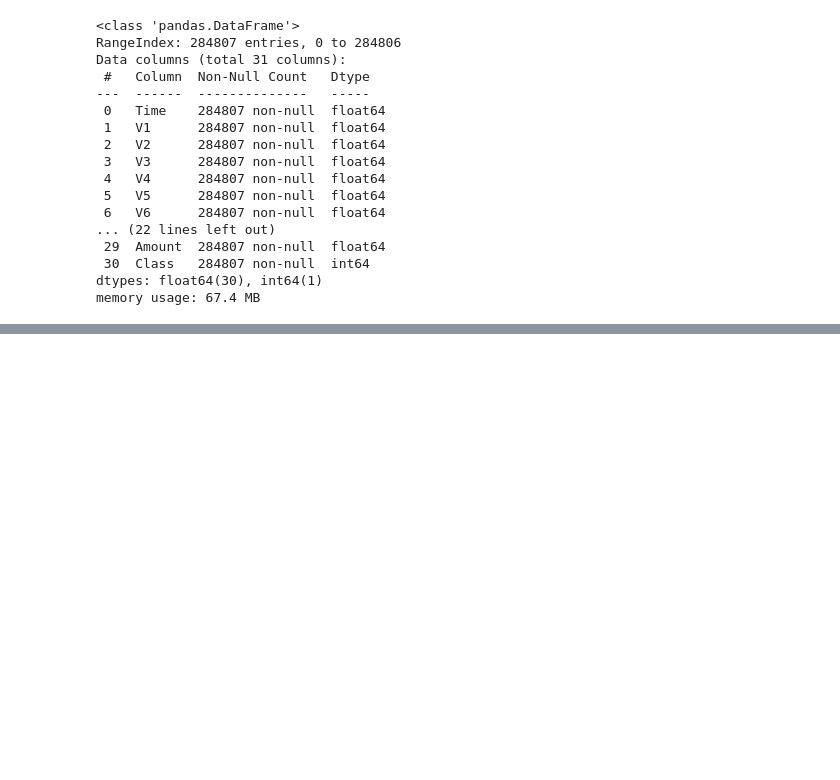
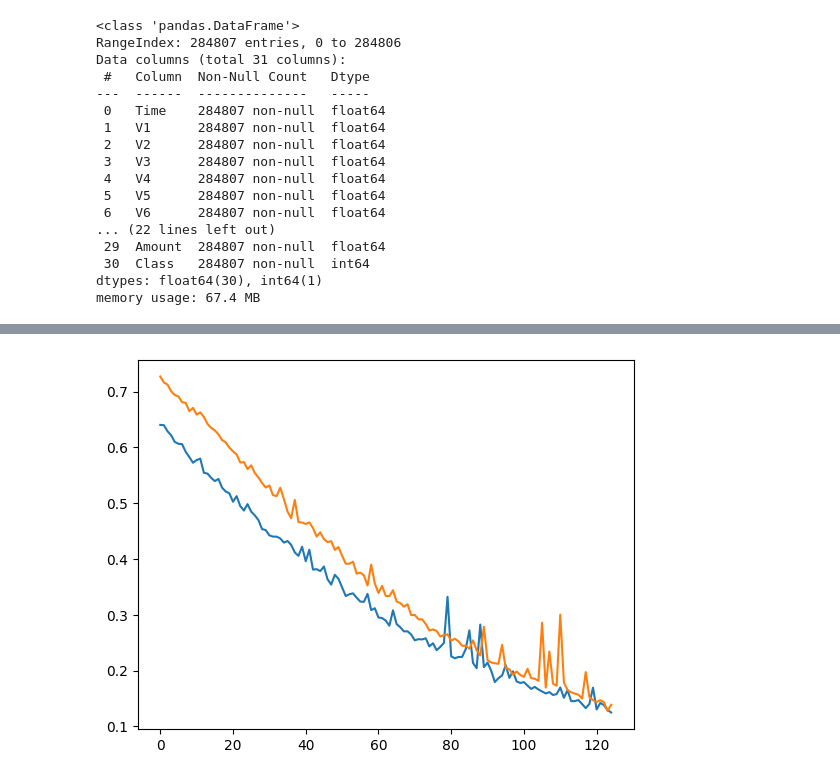
Before and after one commit to pm012/DataScience_sandbox, a Jupyter notebook: notebooks/module9/module_9_1_Hyperparameter_Optimization.ipynb, the cells around one changed output, grey strips where cells are left out. Saved outputs shown, nothing was run; the diff lists cells and outputs as text; code cells hidden in the pictures; blank space fills up the shorter version.

```diff
--- a/notebooks/module9/module_9_1_Hyperparameter_Optimization.ipynb
+++ b/notebooks/module9/module_9_1_Hyperparameter_Optimization.ipynb
@@ -80,0 +325,25 @@ memory usage: 67.4 MB
+# %%
+# Add more nodes
+class FraudDetectionModel_3(nn.Module):
+    def __init__(self):
+        super().__init__()
+        self.fc1 = nn.Linear(X_train.shape[1], 256)
+        self.relu1 = nn.ReLU()
+        self.fc2 = nn.Linear(256, 64)
+        self.relu2 = nn.ReLU()
+        self.fc3 = nn.Linear(64, 1)
+        self.sigmoid = nn.Sigmoid()
+
+    def forward(self, x):
+        x = self.fc1(x)
+        x = self.relu1(x)
+        x = self.fc2(x)
+        x = self.relu2(x)
+        x = self.fc3(x)
+        x = self.sigmoid(x)
+        return x
+# %%
+losses_experiment_3 = []
+# %%
+model_3 = FraudDetectionModel_3()
+run_experiment(model_3, losses_experiment_3)
@@ -80,0 +358,8 @@ memory usage: 67.4 MB
+# %%
+import matplotlib.pyplot as plt
+
+x_axis = range(len(losses_experiment_3[0]))
+for line in losses_experiment_3:
+    plt.plot(x_axis[:125], line[:125])
+# %% [output]
+[figure, added]
```
Also changed, not shown: parts of 34 cells of this notebook.
